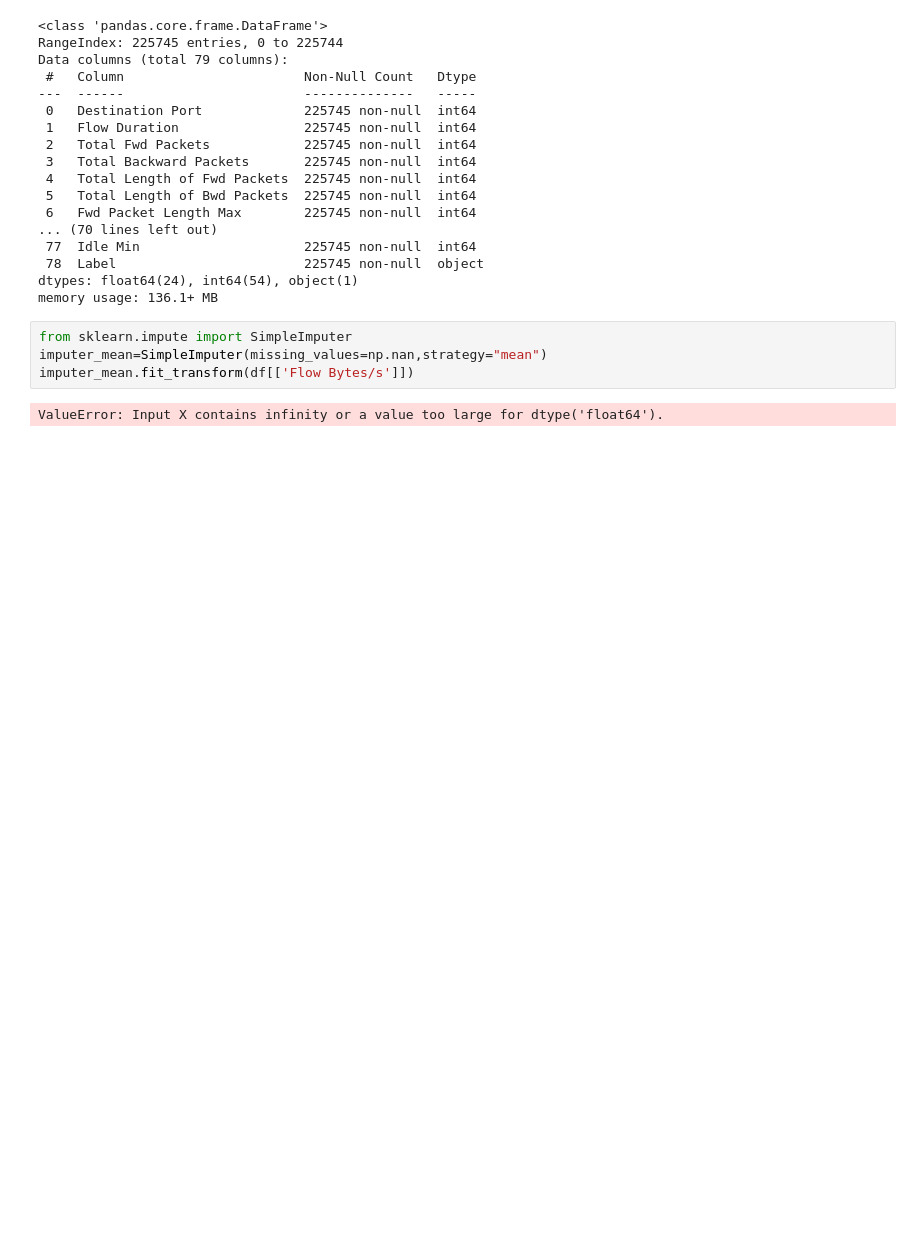
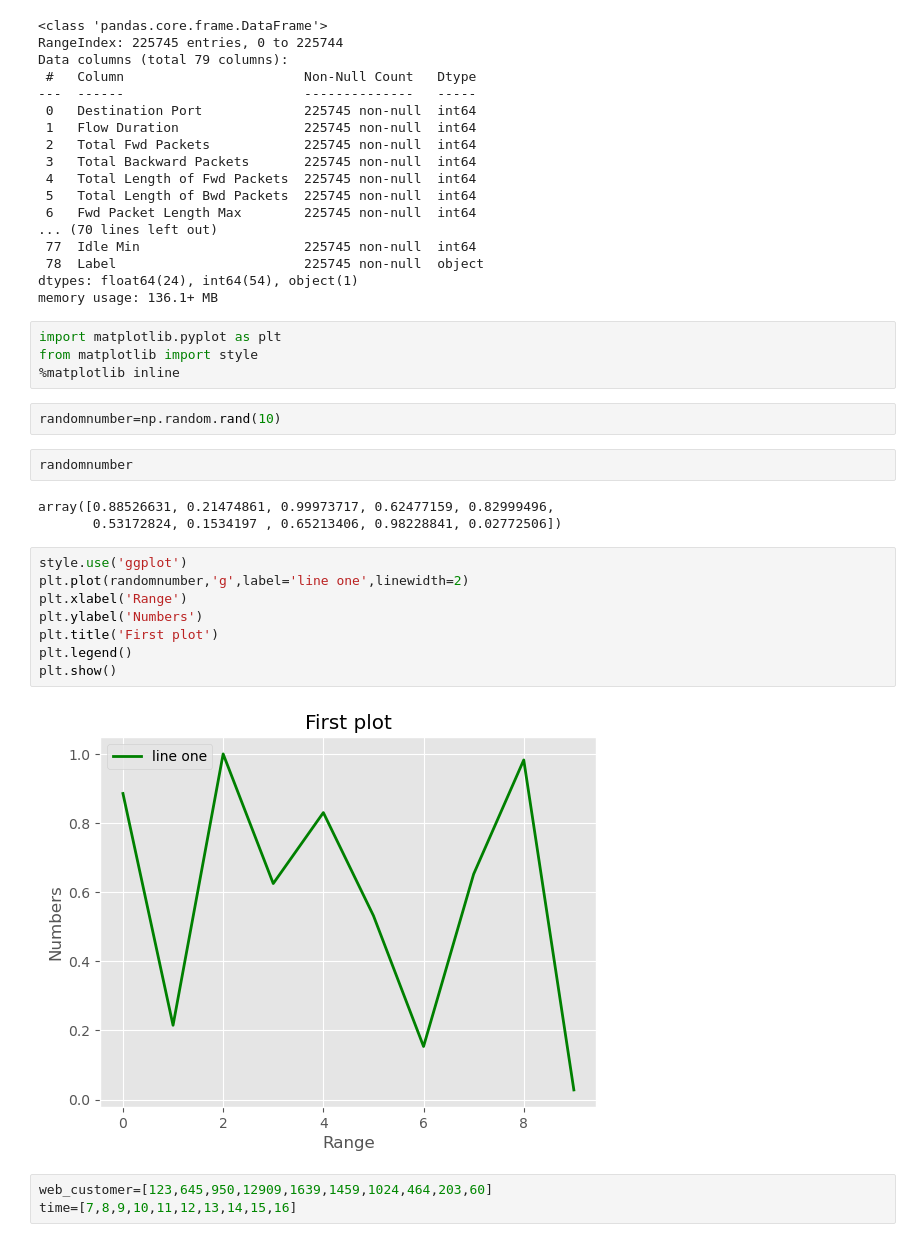
Before and after one commit to rosangithub/datascience, a Jupyter notebook: learning.ipynb, the cells around one changed output. Cells and saved outputs as stored; diff of their text form; blank space fills up the shorter version.

Commit message:
basic matplotlib

```diff
--- a/learning.ipynb
+++ b/learning.ipynb
@@ -319,8 +319,26 @@ Data columns (total 79 columns):
 dtypes: float64(24), int64(54), object(1)
 memory usage: 136.1+ MB
 # %%
-from sklearn.impute import SimpleImputer
-imputer_mean=SimpleImputer(missing_values=np.nan,strategy="mean")
-imputer_mean.fit_transform(df[['Flow Bytes/s']])
+import matplotlib.pyplot as plt
+from matplotlib import style
+%matplotlib inline
-# %% [output]
-ValueError: Input X contains infinity or a value too large for dtype('float64').
+# %%
+randomnumber=np.random.rand(10)
+# %%
+randomnumber
+# %% [output]
+array([0.88526631, 0.21474861, 0.99973717, 0.62477159, 0.82999496,
+       0.53172824, 0.1534197 , 0.65213406, 0.98228841, 0.02772506])
+# %%
+style.use('ggplot')
+plt.plot(randomnumber,'g',label='line one',linewidth=2)
+plt.xlabel('Range')
+plt.ylabel('Numbers')
+plt.title('First plot')
+plt.legend()
+plt.show()
+# %% [output]
+[figure, added]
+# %%
+web_customer=[123,645,950,12909,1639,1459,1024,464,203,60]
+time=[7,8,9,10,11,12,13,14,15,16]
```
Also changed, not shown: parts of 4 cells of this notebook.
